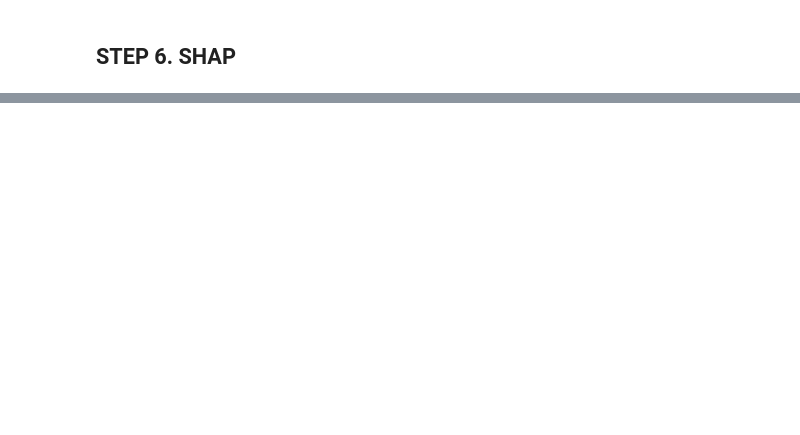
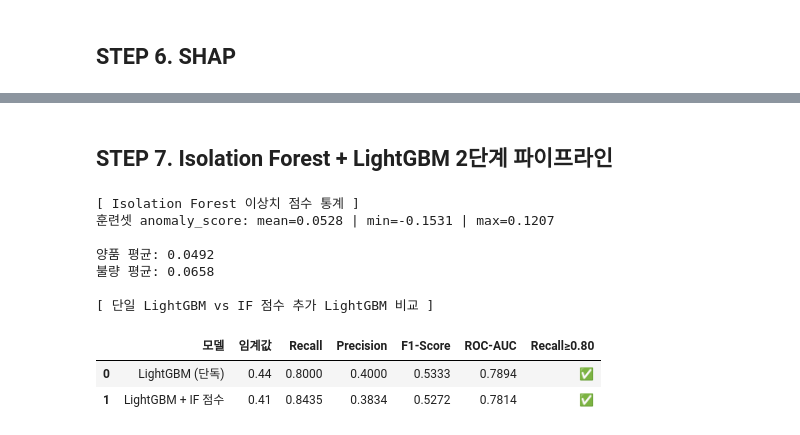
Before and after one commit to heeso0908/hotsix, a Jupyter notebook: notebooks/지소윤/모델링.ipynb, the cells around one changed output, grey strips where cells are left out. Saved outputs shown, nothing was run; the diff lists cells and outputs as text; code cells hidden in the pictures; blank space fills up the shorter version.

```diff
--- a/notebooks/지소윤/모델링.ipynb
+++ b/notebooks/지소윤/모델링.ipynb
@@ -495,0 +496,76 @@ shap.summary_plot(shap_values_array, X_test, show=True)
+# %% [markdown]
+## STEP 7. Isolation Forest + LightGBM 2단계 파이프라인
+# %%
+from sklearn.ensemble import IsolationForest
+
+# =======================================================
+# STEP 7. Isolation Forest + LightGBM (이상치 점수 피처 추가)
+#
+# - 양품 데이터로만 IF 학습 → "정상 공정 패턴" 학습
+# - decision_function()으로 이상치 점수 추출
+#   (낮을수록 이상, 높을수록 정상)
+# - 이상치 점수를 새 피처로 추가 → LightGBM 재학습
+# =======================================================
+
+# -------------------------------------------
+# Stage 1: Isolation Forest (양품 데이터로만 학습)
+# -------------------------------------------
+X_train_normal = X_train[y_train == 0]
+
+iso_pipe = IsolationForest(random_state=SEED)
+iso_pipe.fit(X_train_normal)
+
+# 이상치 점수 추출 (연속값: 낮을수록 이상)
+X_train_if = X_train.copy()
+X_test_if  = X_test.copy()
+
+X_train_if['anomaly_score'] = iso_pipe.decision_function(X_train)
+X_test_if['anomaly_score']  = iso_pipe.decision_function(X_test)
+
+print("[ Isolation Forest 이상치 점수 통계 ]")
+print(f"훈련셋 anomaly_score: mean={X_train_if['anomaly_score'].mean():.4f} | "
+      f"min={X_train_if['anomaly_score'].min():.4f} | max={X_train_if['anomaly_score'].max():.4f}")
+print(f"\n양품 평균: {X_train_if[y_train==0]['anomaly_score'].mean():.4f}")
+print(f"불량 평균: {X_train_if[y_train==1]['anomaly_score'].mean():.4f}")
+
+# -------------------------------------------
+# SMOTE 적용 (strategy=0.3)
+# -------------------------------------------
+from imblearn.over_sampling import SMOTE
+smote_if = SMOTE(sampling_strategy=0.3, random_state=SEED)
+X_train_if_sm, y_train_if_sm = smote_if.fit_resample(X_train_if, y_train)
+
+# -------------------------------------------
+# LightGBM 재학습 (STEP 4 최적 파라미터 + anomaly_score 피처 추가)
+# -------------------------------------------
+lgb_if = lgb.LGBMClassifier(**best_lgb.get_params())
+lgb_if.fit(X_train_if_sm, y_train_if_sm)
+
+y_prob_if = lgb_if.predict_proba(X_test_if)[:,1]
+thr_if, r_if, p_if, f1_if, ok_if = find_best_threshold_constrained(y_test, y_prob_if)
+auc_if = roc_auc_score(y_test, y_prob_if)
+
+# -------------------------------------------
+# 단일 LightGBM vs IF 점수 추가 LightGBM 비교
+# -------------------------------------------
+print("\n[ 단일 LightGBM vs IF 점수 추가 LightGBM 비교 ]")
+compare_df = pd.DataFrame([
+    {'모델': 'LightGBM (단독)', '임계값': round(opt_thr_lgbm, 2),
+     'Recall': 0.8000, 'Precision': 0.4000, 'F1-Score': 0.5333, 'ROC-AUC': 0.7894, 'Recall≥0.80': '✅'},
+    {'모델': 'LightGBM + IF 점수', '임계값': round(thr_if, 2),
+     'Recall': round(r_if, 4), 'Precision': round(p_if, 4),
+     'F1-Score': round(f1_if, 4), 'ROC-AUC': round(auc_if, 4),
+     'Recall≥0.80': '✅' if ok_if else '❌'},
+])
+display(compare_df)
+# %% [output]
+[ Isolation Forest 이상치 점수 통계 ]
+훈련셋 anomaly_score: mean=0.0528 | min=-0.1531 | max=0.1207
+
+양품 평균: 0.0492
+불량 평균: 0.0658
+
+[ 단일 LightGBM vs IF 점수 추가 LightGBM 비교 ]
+|  | 모델 | 임계값 | Recall | Precision | F1-Score | ROC-AUC | Recall≥0.80 |
+| 0 | LightGBM (단독) | 0.44 | 0.8000 | 0.4000 | 0.5333 | 0.7894 | ✅ |
+| 1 | LightGBM + IF 점수 | 0.41 | 0.8435 | 0.3834 | 0.5272 | 0.7814 | ✅ |
```
Also changed, not shown: parts of 6 cells of this notebook, 3 other files.
